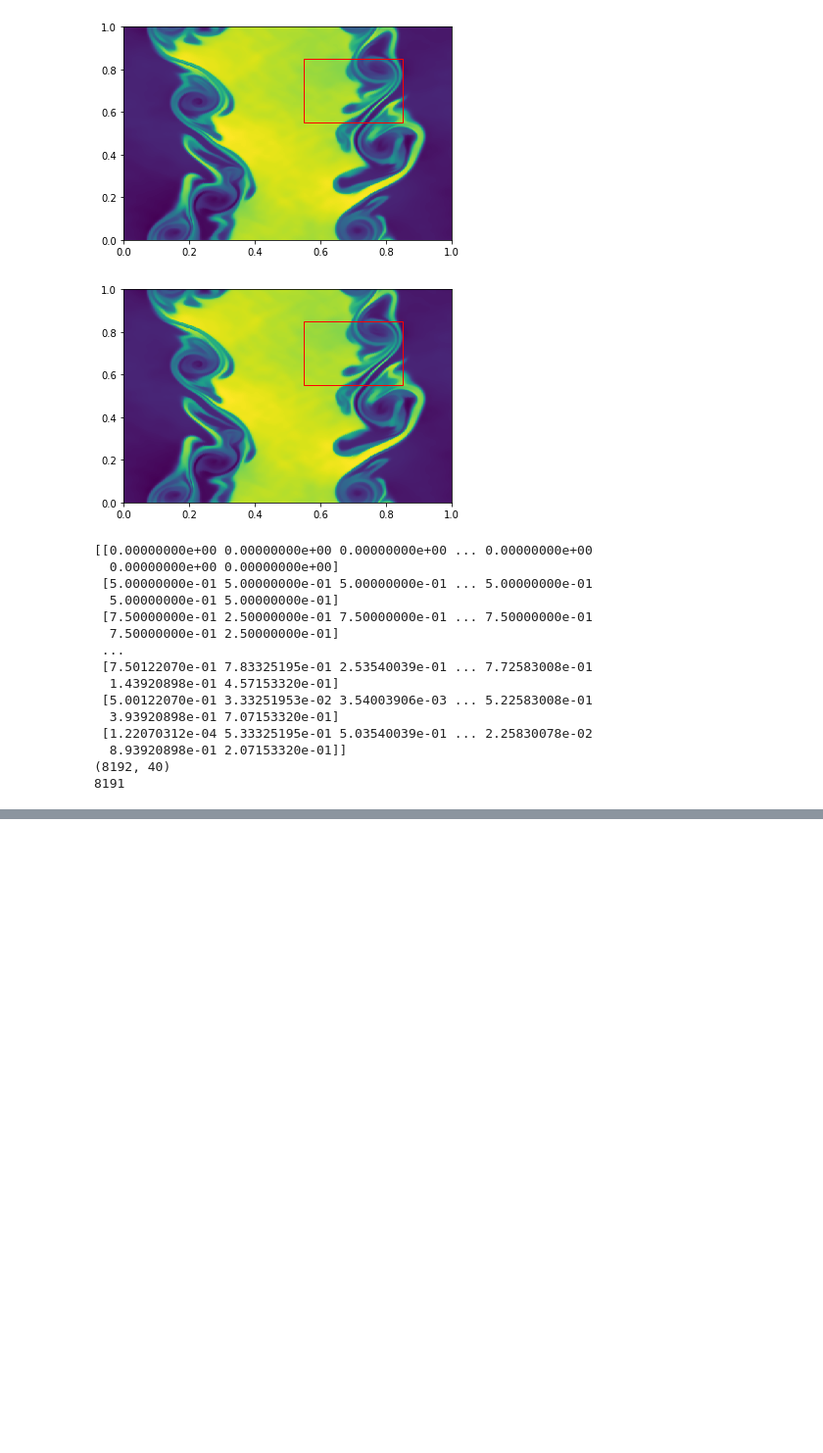
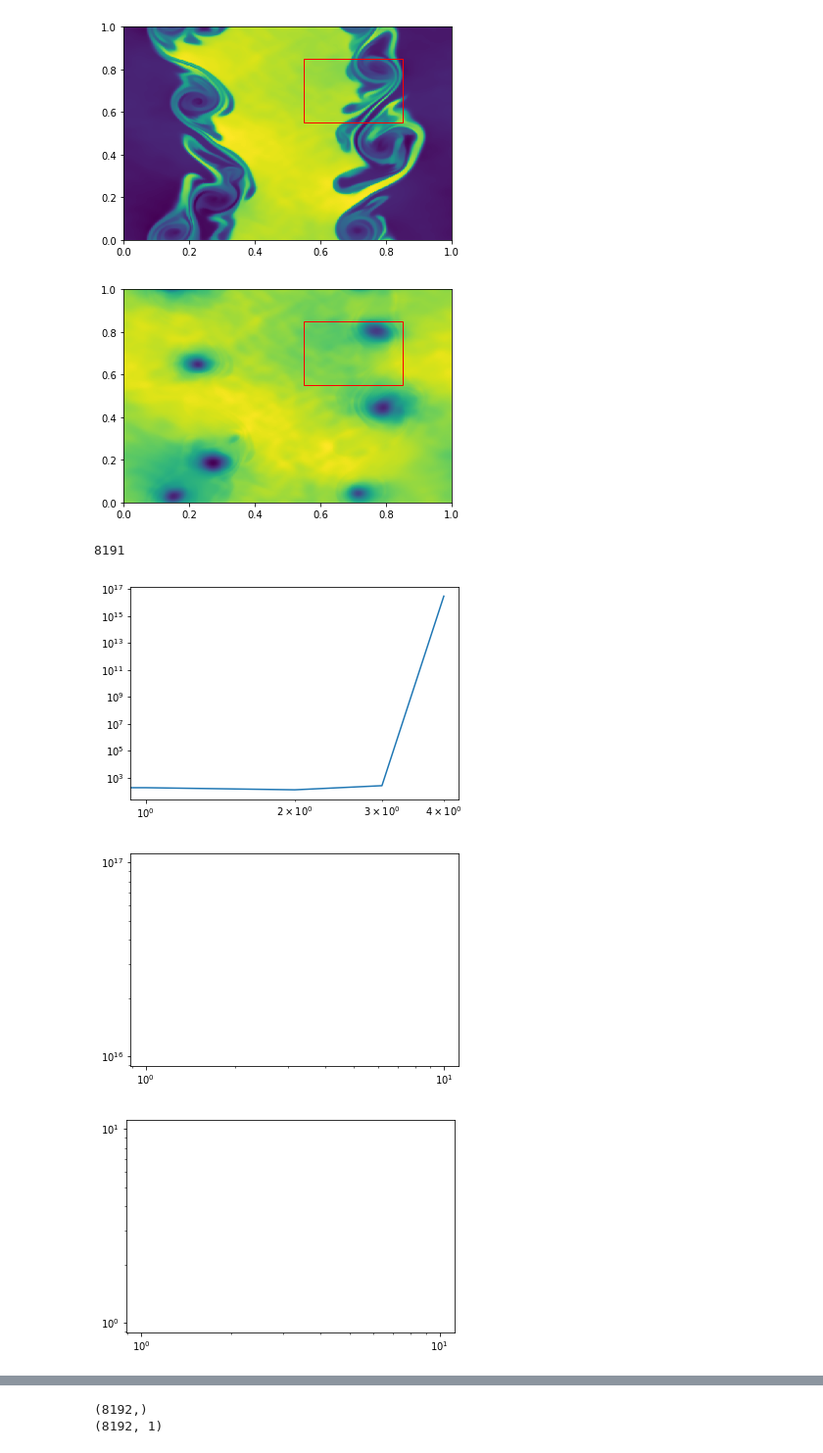
Before and after one commit to kjetil-lye/learning_airfoils, a Jupyter notebook: notebooks/KelvinHelmholtzMultipleSensors.ipynb, the cells around one changed output, grey strips where cells are left out. Shown: that part at 98% size. Saved outputs shown, nothing was run; the diff lists cells and outputs as text; code cells hidden in the pictures; blank space fills up the shorter version.

```diff
--- a/notebooks/KelvinHelmholtzMultipleSensors.ipynb
+++ b/notebooks/KelvinHelmholtzMultipleSensors.ipynb
@@ -228,22 +227,21 @@ def get_network_interpolate_qmc(data_path, functional):
     showAndSave('hist_qmc_lsq')
 
     return network, data, parameters
-# %%
-network, data, parameters = get_network_interpolate_qmc(data_path, AreaFunctional())
-# %% [output]
-[figure, removed]
-[[0.00000000e+00 0.00000000e+00 0.00000000e+00 ... 0.00000000e+00
-  0.00000000e+00 0.00000000e+00]
- [5.00000000e-01 5.00000000e-01 5.00000000e-01 ... 5.00000000e-01
-  5.00000000e-01 5.00000000e-01]
- [7.50000000e-01 2.50000000e-01 7.50000000e-01 ... 7.50000000e-01
-  7.50000000e-01 2.50000000e-01]
- ...
- [7.50122070e-01 7.83325195e-01 2.53540039e-01 ... 7.72583008e-01
-  1.43920898e-01 4.57153320e-01]
- [5.00122070e-01 3.33251953e-02 3.54003906e-03 ... 5.22583008e-01
-  3.93920898e-01 7.07153320e-01]
- [1.22070312e-04 5.33325195e-01 5.03540039e-01 ... 2.25830078e-02
-  8.93920898e-01 2.07153320e-01]]
-(8192, 40)
-8191
+# %%
+variables = ['E', 'rho', 'p']
+
+points = [[0.55,0.35], [0.35,0.55], [0.0,0.0], [0.6,0.6]]
+
+for v in variables:
+    for p in points:
+        prefix = '%s_%f_%f' % (v, p[0], p[1])
+        prefix = prefix.replace('.','_')
+        showAndSave.prefix = prefix
+
+        network, data, parameters = get_network_interpolate_qmc(data_path, AreaFunctional(integrate_coordinate=p,variable=v))
+# %% [output]
+[figure, added]
+8191
+[figure, added]
+[figure, added]
+[figure, added]
@@ -249,0 +251,2 @@ network, data, parameters = get_network_interpolate_qmc(data_path, AreaFunctiona
+(8192,)
+(8192, 1)
```
Also changed, not shown: parts of 2 cells of this notebook, 8 other files.
